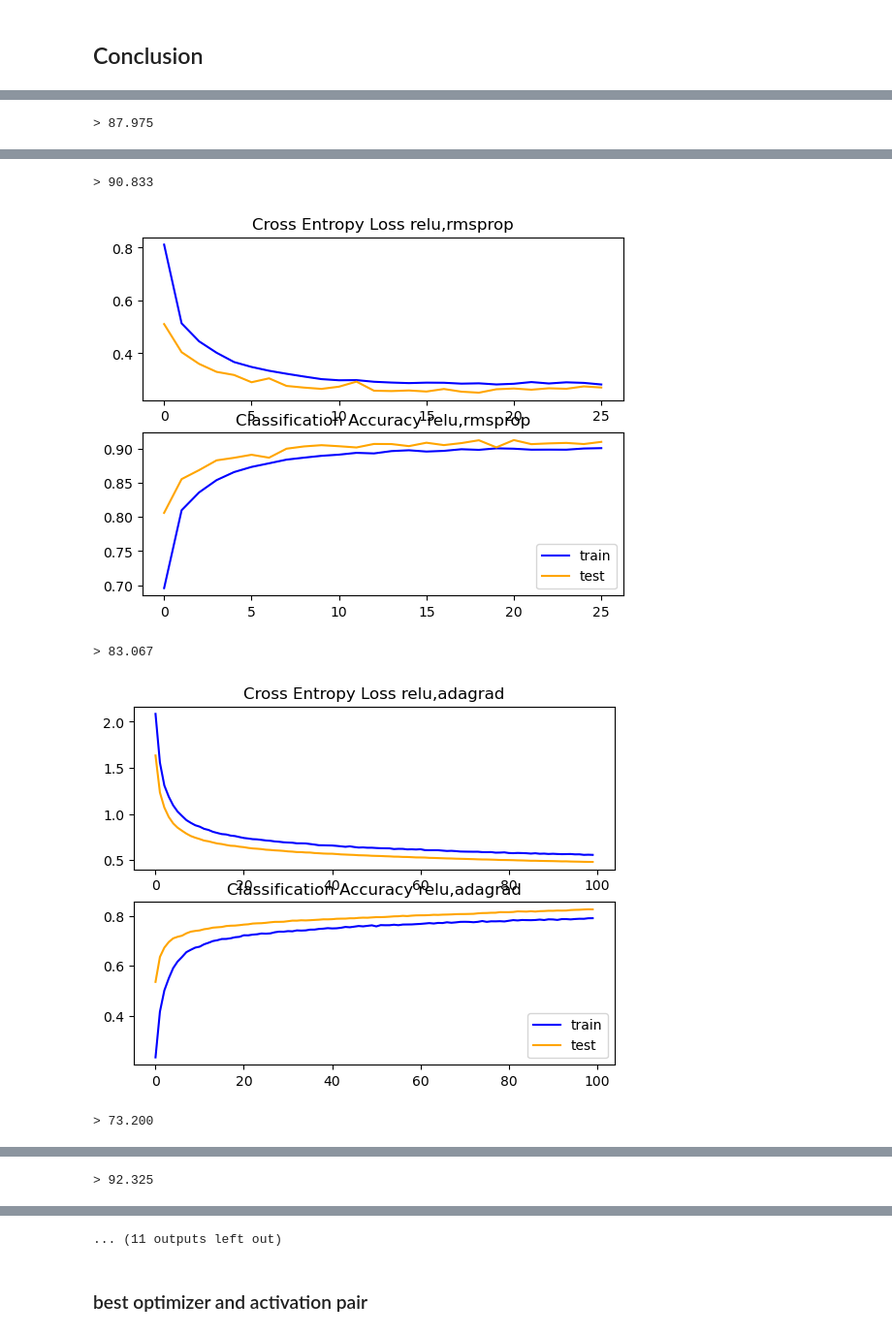
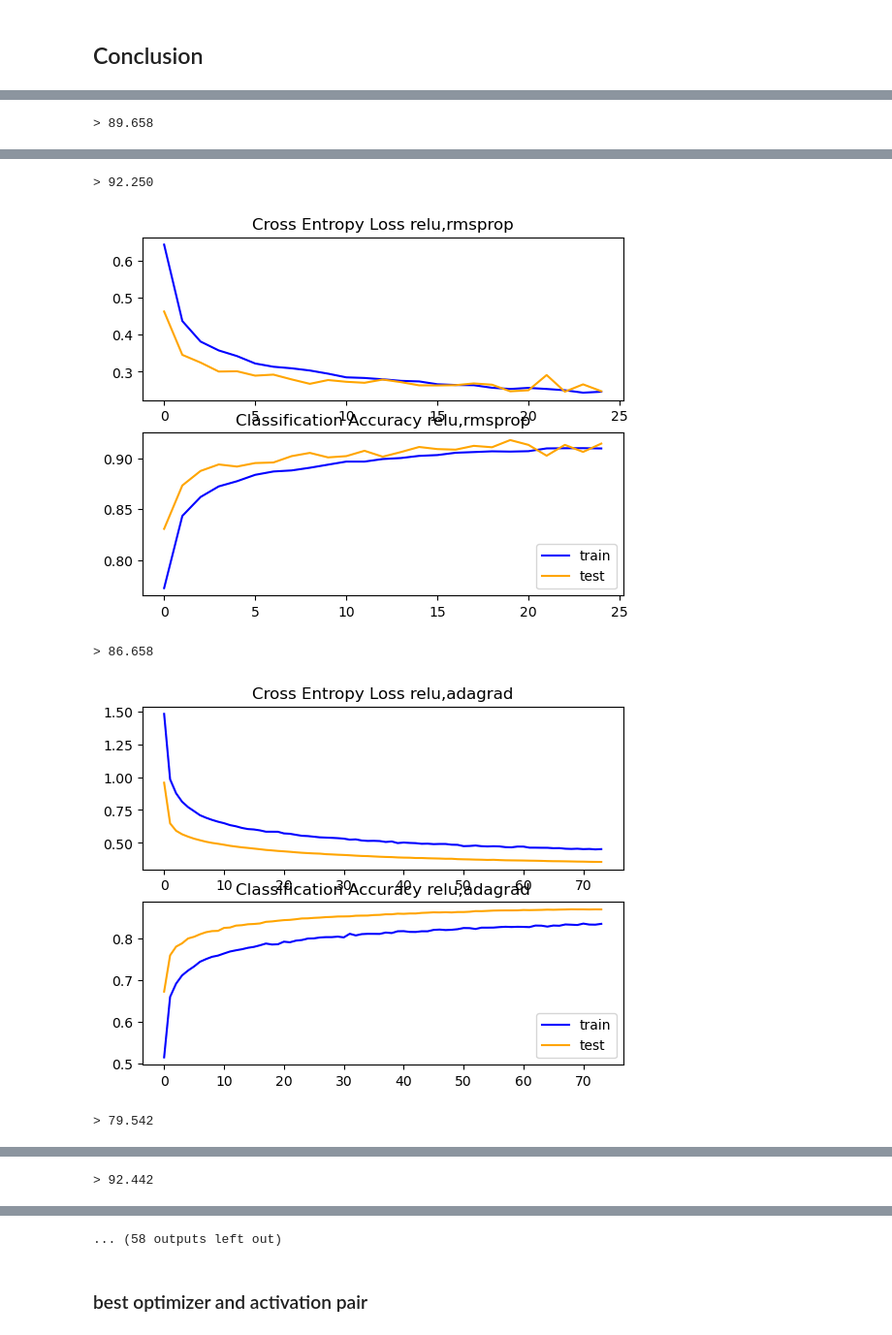
Before and after one commit to JoelPoah/Fashion_MNIST, a Jupyter notebook: fashion.ipynb, the cells around one changed output, grey strips where cells are left out. Shown at 97% size. Cells and saved outputs as stored; diff of their text form; code cells hidden in the pictures.

```diff
--- a/fashion.ipynb
+++ b/fashion.ipynb
@@ -592,7 +592,7 @@ from keras.callbacks import EarlyStopping
 
 
 # evaluate a model using k-fold cross-validation
-def evaluate_model(model,dataX, dataY, n_folds=5):
+def evaluate_model(model,dataX, dataY, n_folds=5,valX=X_val,valy=y_val):
 	scores, histories = list(), list()
 	# prepare cross validation
 	kfold = KFold(n_folds, shuffle=True, random_state=1)
@@ -604,7 +604,7 @@ def evaluate_model(model,dataX, dataY, n_folds=5):
 		# fit model
 		history = model.fit(trainX, trainY, epochs=50, validation_data=(testX, testY), verbose=0,callbacks=[h_callback])
 		# evaluate model
-		_, acc = model.evaluate(testX, testY, verbose=0)
+		_, acc = model.evaluate(valX, valy, verbose=0)
 		print('> %.3f' % (acc * 100.0))
 		# append scores
 		scores.append(acc)
@@ -799,0 +841,19 @@ def evaluate_model(model,dataX, dataY, n_folds=5):
+# %%
+%%time
+from keras.layers import BatchNormalization
+fashion_model_batch = Sequential()
+fashion_model_batch.add(Conv2D(32, kernel_size=(3, 3),activation='linear',input_shape=(28,28,1)))
+
+fashion_model_batch.add(Conv2D(64, (3, 3), activation='linear'))
+fashion_model_batch.add(BatchNormalization())
+fashion_model_batch.add(Flatten())
+fashion_model_batch.add(Dense(128, activation='linear'))
+fashion_model_batch.add(Dense(num_classes, activation='softmax'))
+fashion_model_batch.compile(loss='categorical_crossentropy', optimizer=keras.optimizers.Adam(),metrics=['accuracy'])
+fashion_model_batch.summary()
+
+h_callback = fashion_model.fit(X_train, y_train, epochs = 10, batch_size=128,validation_data=(X_test, y_test))
+
+
+# Plot train vs test loss during training
+plot_accuracy_and_loss(h_callback)
@@ -1400,11 +1459,14 @@ def tune_model_act_opt(act,opt):
                     kernel_initializer='he_normal',
                     input_shape=(28,28,1)))
     model.add(MaxPooling2D((2, 2)))
+    model.add(BatchNormalization())
     model.add(Dropout(0.25))
     model.add(Conv2D(64, (3, 3), activation=act))
+    model.add(BatchNormalization())
     model.add(MaxPooling2D(pool_size=(2, 2)))
     model.add(Dropout(0.25))
     model.add(Conv2D(128, (3, 3), activation=act))
+    model.add(BatchNormalization())
     model.add(Dropout(0.4))
     model.add(Flatten())
     model.add(Dense(128, activation=act))
@@ -1445,9 +1507,10 @@ def run_test_harness_act_opt(act,opt,X_train, y_train, X_test, y_test,X_val,y_va
 # %%
 from itertools import product
 optimizers = ['adam', 'sgd', 'rmsprop', 'adagrad', 'adadelta', 'adamax', 'nadam']
-activation = ['relu', 'selu', 'elu', 'tanh']
+activation = ['relu', 'selu', 'elu', 'tanh',keras.layers.LeakyReLU(alpha=0.01)]
 scores_act_opt = list()
-act_opt = list(product(activation,optimizers))
+activation_names = ['relu', 'selu', 'elu', 'tanh','LeakyReLU']
+act_opt = list(product(activation_names,optimizers))
 
 for act,opt in product(activation,optimizers):
     acc = run_test_harness_act_opt(act,opt,X_train, y_train, X_test, y_test,X_val,y_val)
@@ -1458 +1521 @@ for act,opt in product(activation,optimizers):
-> 87.975
+> 89.658
@@ -1460,5 +1523,5 @@ for act,opt in product(activation,optimizers):
-> 90.833
+> 92.250
-[figure, old version]
+[figure, new version]
-> 83.067
+> 86.658
-[figure, old version]
+[figure, new version]
-> 73.200
+> 79.542
@@ -1466 +1529 @@ for act,opt in product(activation,optimizers):
-> 92.325
+> 92.442
@@ -1468,4 +1531,4 @@ for act,opt in product(activation,optimizers):
-... (11 outputs left out)
+... (58 outputs left out)
 # %% [markdown]
 ### best optimizer and activation pair
 # %%
```
Also changed, not shown: parts of 41 cells of this notebook, 2 other files.
